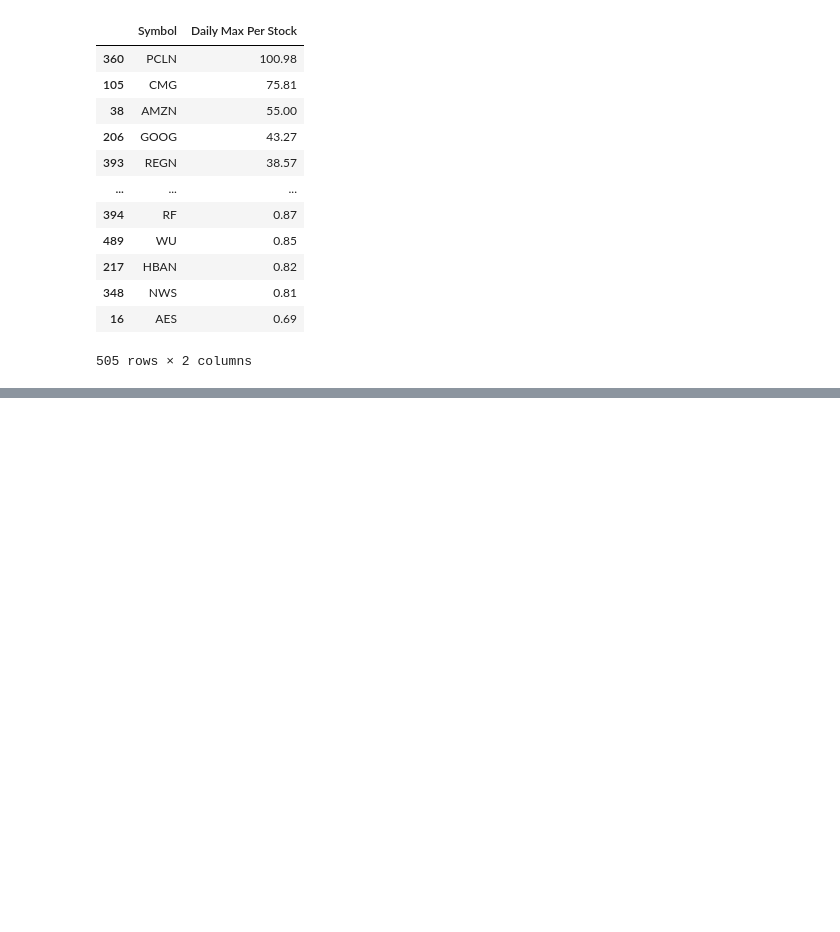
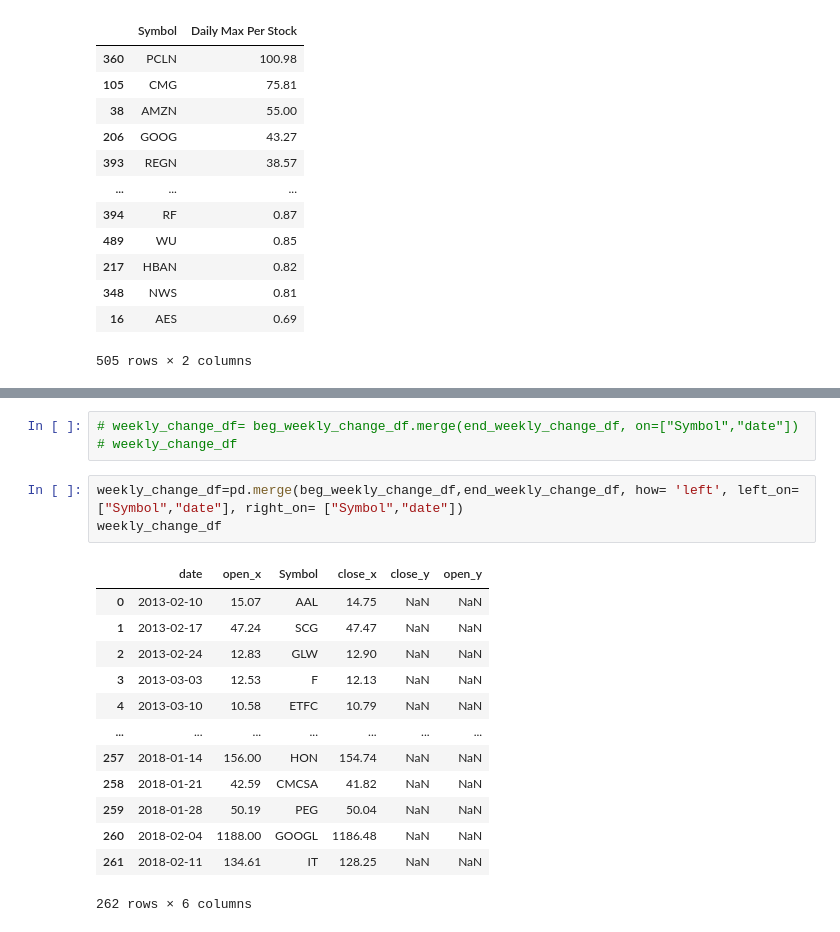
Before and after one commit to Jdshah06/S-P-500-Stock-Analysis, a Jupyter notebook: Project Test.ipynb, the cells around one changed output, grey strips where cells are left out. Cells and saved outputs as stored; diff of their text form; blank space fills up the shorter version.

```diff
--- a/Project Test.ipynb
+++ b/Project Test.ipynb
@@ -85,0 +216,20 @@ max_loss_profit
+# %%
+# weekly_change_df= beg_weekly_change_df.merge(end_weekly_change_df, on=["Symbol","date"])
+# weekly_change_df
+# %%
+weekly_change_df=pd.merge(beg_weekly_change_df,end_weekly_change_df, how= 'left', left_on=["Symbol","date"], right_on= ["Symbol","date"])
+weekly_change_df
+# %% [output]
+|  | date | open_x | Symbol | close_x | close_y | open_y |
+| 0 | 2013-02-10 | 15.07 | AAL | 14.75 | NaN | NaN |
+| 1 | 2013-02-17 | 47.24 | SCG | 47.47 | NaN | NaN |
+| 2 | 2013-02-24 | 12.83 | GLW | 12.90 | NaN | NaN |
+| 3 | 2013-03-03 | 12.53 | F | 12.13 | NaN | NaN |
+| 4 | 2013-03-10 | 10.58 | ETFC | 10.79 | NaN | NaN |
+| ... | ... | ... | ... | ... | ... | ... |
+| 257 | 2018-01-14 | 156.00 | HON | 154.74 | NaN | NaN |
+| 258 | 2018-01-21 | 42.59 | CMCSA | 41.82 | NaN | NaN |
+| 259 | 2018-01-28 | 50.19 | PEG | 50.04 | NaN | NaN |
+| 260 | 2018-02-04 | 1188.00 | GOOGL | 1186.48 | NaN | NaN |
+| 261 | 2018-02-11 | 134.61 | IT | 128.25 | NaN | NaN |
+262 rows × 6 columns
```
Also changed, not shown: parts of 14 cells of this notebook, 3 other files.
